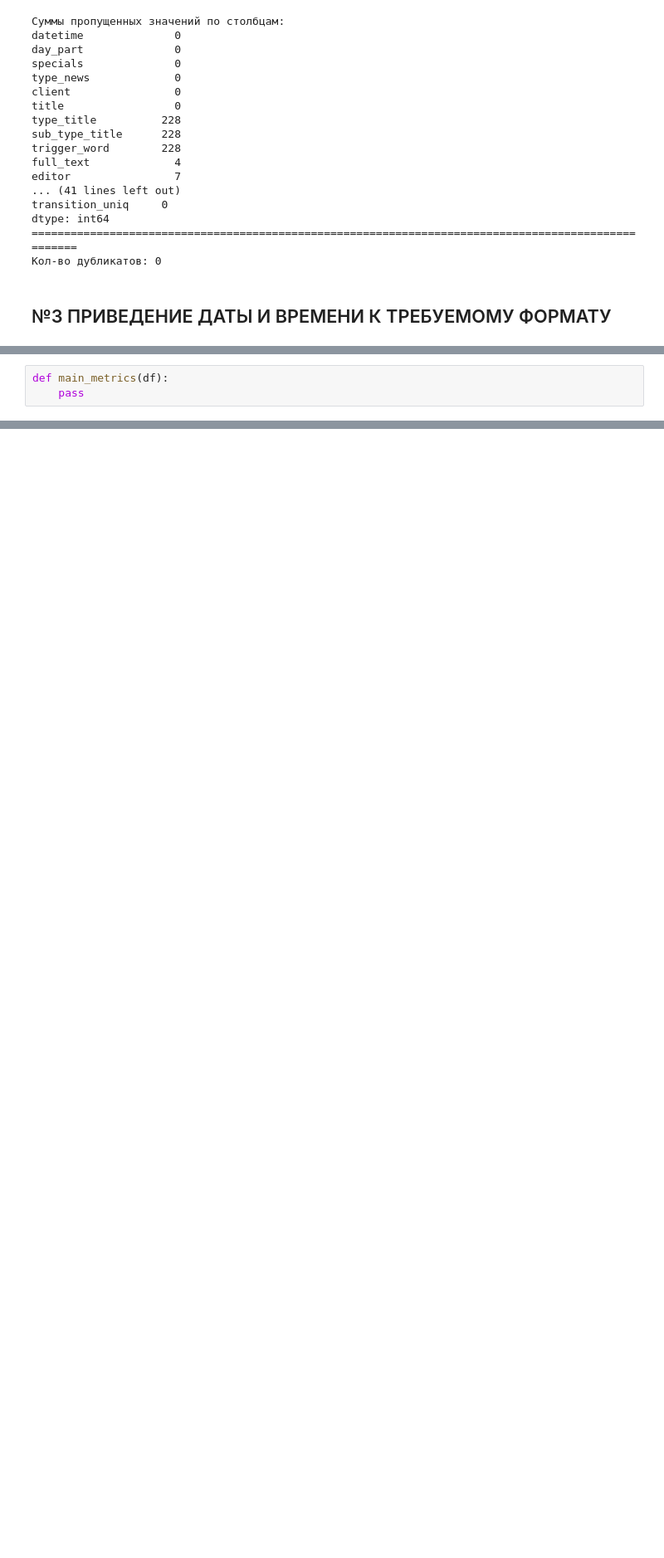
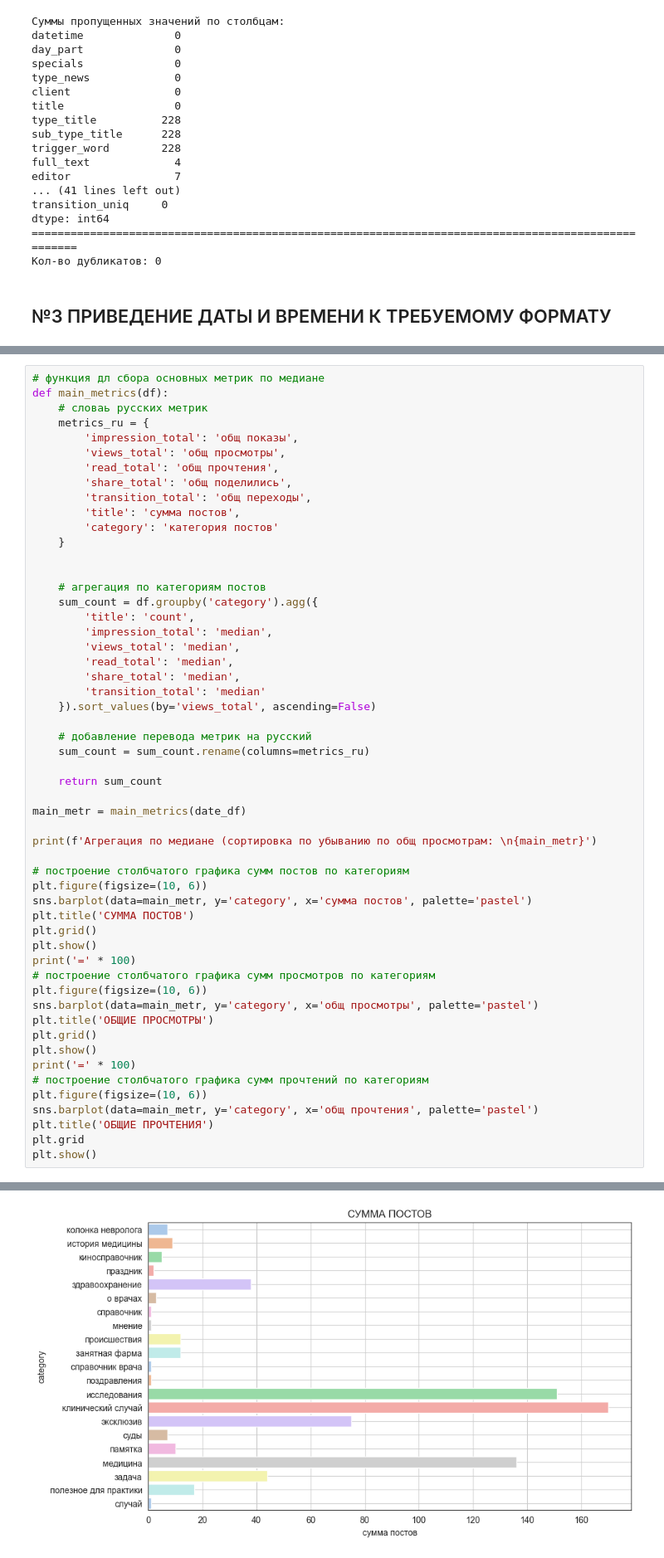
Before and after one commit to AntonNevolin/EDA, a Jupyter notebook: week_anal.ipynb, the cells around one changed output, grey strips where cells are left out. Shown at 83% size. Saved outputs shown, nothing was run; the diff lists cells and outputs as text; blank space fills up the shorter version.

Commit message:
ДОБАВИЛ: - шестую ячейку (маркетинговые метрики), не закончил - в четвертой ячейке добавил вывод графиков (сумма постов, просмотров, прочтений)

```diff
--- a/week_anal.ipynb
+++ b/week_anal.ipynb
@@ -126,3 +129,55 @@ Index(['datetime', 'day_part', 'specials', 'type_news', 'client', 'title', 'type
 # %%
+# функция дл сбора основных метрик по медиане
 def main_metrics(df):
-    pass
+    # словаь русских метрик
+    metrics_ru = {
+        'impression_total': 'общ показы',
+        'views_total': 'общ просмотры',
+        'read_total': 'общ прочтения',
+        'share_total': 'общ поделились',
+        'transition_total': 'общ переходы',
+        'title': 'сумма постов',
+        'category': 'категория постов'
+    }
+
+
+    # агрегация по категориям постов
+    sum_count = df.groupby('category').agg({
+        'title': 'count',
+        'impression_total': 'median',
+        'views_total': 'median',
+        'read_total': 'median',
+        'share_total': 'median',
+        'transition_total': 'median'
+    }).sort_values(by='views_total', ascending=False)
+
+    # добавление перевода метрик на русский
+    sum_count = sum_count.rename(columns=metrics_ru)
+
+    return sum_count
+
+main_metr = main_metrics(date_df)
+
+print(f'Агрегация по медиане (сортировка по убыванию по общ просмотрам: \n{main_metr}')
+
+# построение столбчатого графика сумм постов по категориям
+plt.figure(figsize=(10, 6))
+sns.barplot(data=main_metr, y='category', x='сумма постов', palette='pastel')
+plt.title('СУММА ПОСТОВ')
+plt.grid()
+plt.show()
+print('=' * 100)
+# построение столбчатого графика сумм просмотров по категориям
+plt.figure(figsize=(10, 6))
+sns.barplot(data=main_metr, y='category', x='общ просмотры', palette='pastel')
+plt.title('ОБЩИЕ ПРОСМОТРЫ')
+plt.grid()
+plt.show()
+print('=' * 100)
+# построение столбчатого графика сумм прочтений по категориям
+plt.figure(figsize=(10, 6))
+sns.barplot(data=main_metr, y='category', x='общ прочтения', palette='pastel')
+plt.title('ОБЩИЕ ПРОЧТЕНИЯ')
+plt.grid
+plt.show()
+# %% [output]
@@ -128,0 +204 @@ def main_metrics(df):
+[figure, added]
```
Also changed, not shown: parts of 8 cells of this notebook.
